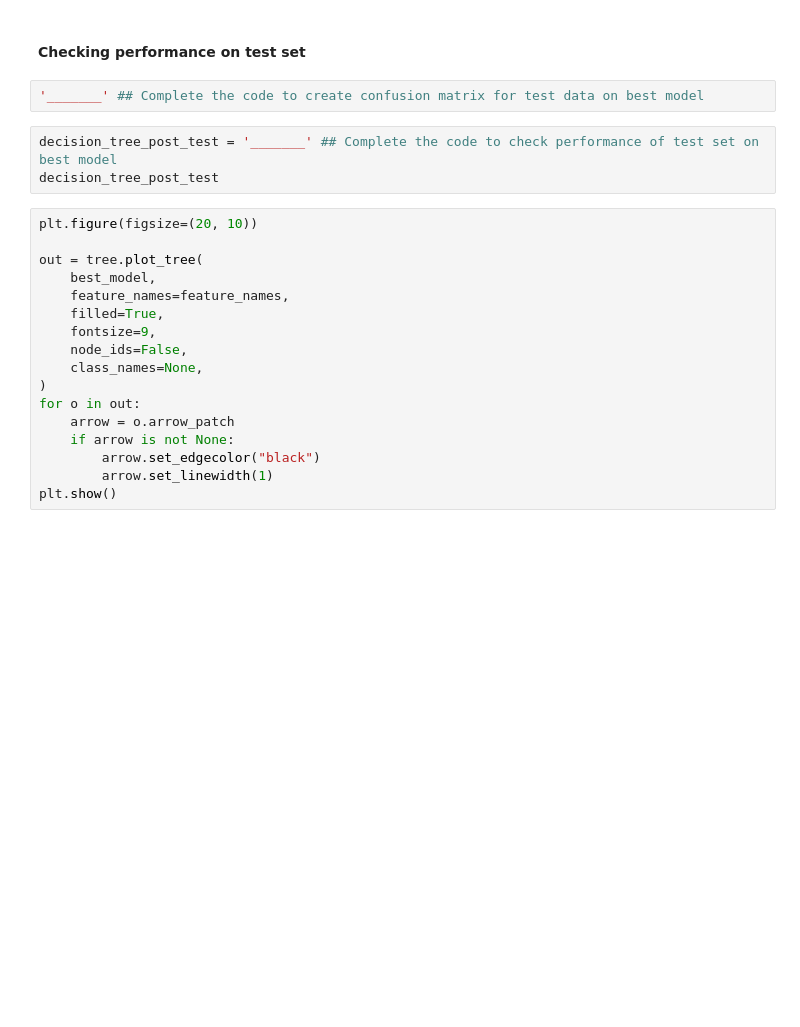
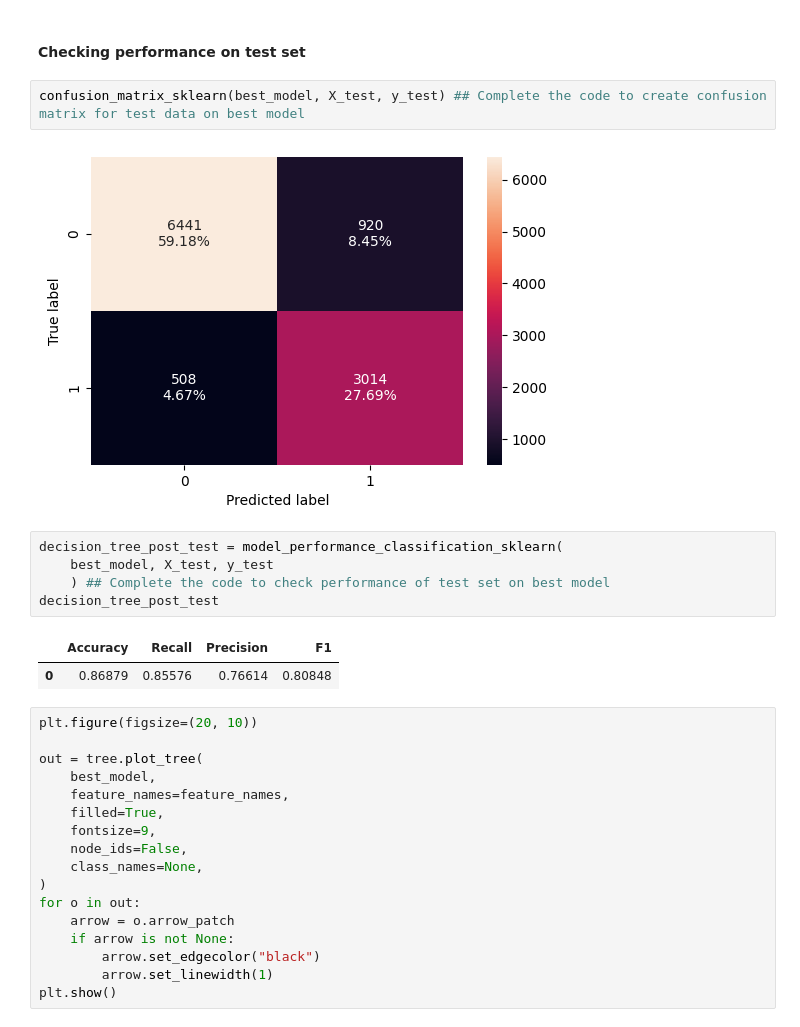
Before and after one commit to erika024/data-science, a Jupyter notebook: Copy_of_Project_SLC_DSBA_INNHotels_LowCode_V3_1.ipynb, the cells around one changed output. Saved outputs shown, nothing was run; the diff lists cells and outputs as text; blank space fills up the shorter version.

```diff
--- a/Copy_of_Project_SLC_DSBA_INNHotels_LowCode_V3_1.ipynb
+++ b/Copy_of_Project_SLC_DSBA_INNHotels_LowCode_V3_1.ipynb
@@ -1486,10 +1500,17 @@ decision_tree_post_perf_train
 # %% [markdown]
 #### Checking performance on test set
 # %%
-'_______' ## Complete the code to create confusion matrix for test data on best model
+confusion_matrix_sklearn(best_model, X_test, y_test) ## Complete the code to create confusion matrix for test data on best model
+# %% [output]
+[figure, added]
 # %%
-decision_tree_post_test = '_______' ## Complete the code to check performance of test set on best model
+decision_tree_post_test = model_performance_classification_sklearn(
+    best_model, X_test, y_test
+    ) ## Complete the code to check performance of test set on best model
 decision_tree_post_test
+# %% [output]
+|  | Accuracy | Recall | Precision | F1 |
+| 0 | 0.86879 | 0.85576 | 0.76614 | 0.80848 |
 # %%
 plt.figure(figsize=(20, 10))
 
```
Also changed, not shown: parts of 6 cells of this notebook.
